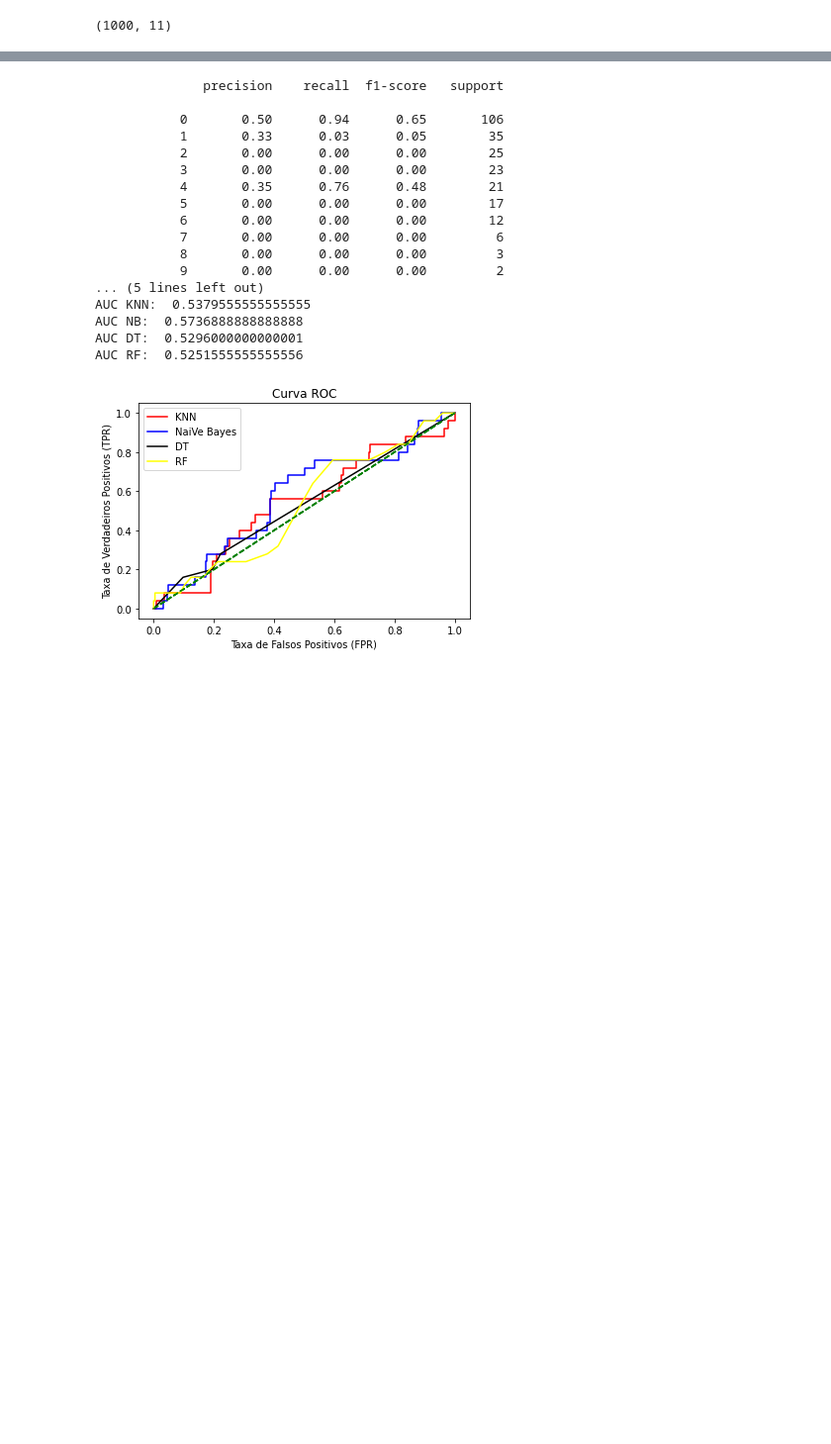
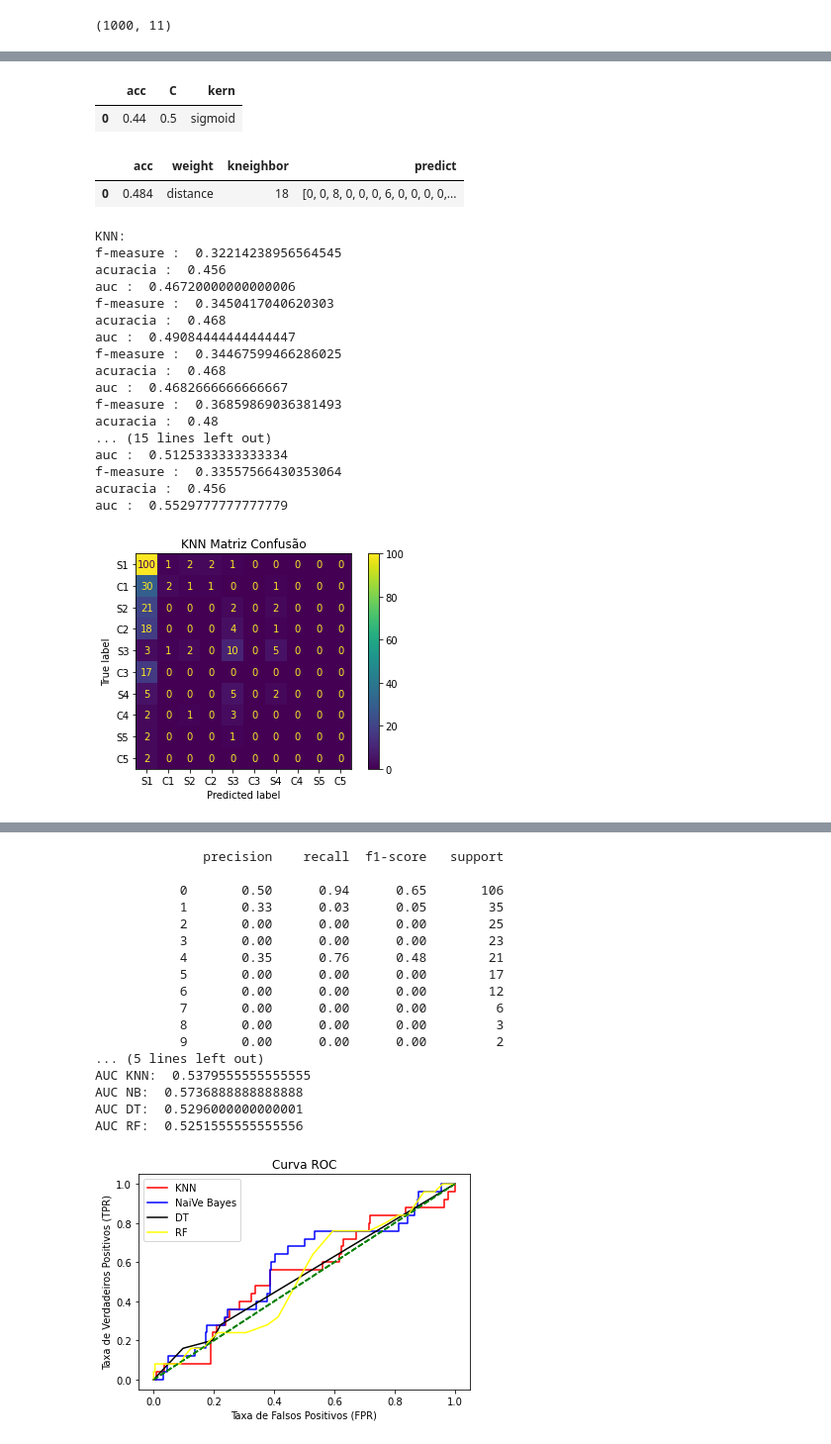
Before and after one commit to WillianCella/ModelosDeAprendizadoSupervisionado, a Jupyter notebook: Trabalho_1_–_Modelos_de_Aprendizado_Supervisionado.ipynb, the cells around one changed output, grey strips where cells are left out. Shown at 99% size. Saved outputs shown, nothing was run; the diff lists cells and outputs as text; code cells hidden in the pictures; blank space fills up the shorter version.

```diff
--- a/Trabalho_1_–_Modelos_de_Aprendizado_Supervisionado.ipynb
+++ b/Trabalho_1_–_Modelos_de_Aprendizado_Supervisionado.ipynb
@@ -219,9 +185,77 @@ svm_best_result = []
 svm_result = []
 
 from sklearn.svm import SVC
-for sm in [0.1,0.2]:
-    for kern in ['linear', 'poly']:
-      SVM = SVC(kernel=kern, C=sm) ## instanciando o classificador e seus parametros
-      SVM.fit(x_treino,y_treino) ## treinando o classificador
-      opiniao = SVM.predict(x_validacao) ## colhendo a opiniao do classificador
-      print("Kern: ", kern, "C: ",sm, "Acc: ",accuracy_score(y_validacao, opiniao)) # calc a acuracia
+for sm in range (1, 11):
+  for kern in ['linear', 'poly', 'rbf','sigmoid']:
+    SVM = SVC(kernel=kern, C=sm/10) ## instanciando o classificador e seus parametros
+    SVM.fit(x_treino,y_treino) ## treinando o classificador
+    predictSVM = SVM.predict(x_validacao) ## colhendo a opiniao do classificador
+    accSVM = accuracy_score(y_validacao, predictSVM) # calc a acuracia
+    svm_result.append({
+            'acc': accSVM,
+            'C': sm/10,
+            'kern': kern,
+            'predict': predictSVM
+        })
+svm_result.sort(key=lambda x: x['acc']) # orderna pela % acuracia
+df_svm = pd.DataFrame.from_dict(svm_result[-1:]) # melhor resultado
+
+svm_pred = df_svm['predict'].values[0]
+display(df_svm[['acc','C','kern']])
+# %% [output]
+|  | acc | C | kern |
+| 0 | 0.44 | 0.5 | sigmoid |
+# %%
+df_knn
+# %% [output]
+|  | acc | weight | kneighbor | predict |
+| 0 | 0.484 | distance | 18 | [0, 0, 8, 0, 0, 0, 6, 0, 0, 0, 0,... |
+# %%
+## KNN - Classificação
+from sklearn import metrics
+from sklearn.metrics import classification_report, confusion_matrix, ConfusionMatrixDisplay
+
+knn_clf = []
+knn =  KNeighborsClassifier(n_neighbors=df_knn['kneighbor'][0],weights=df_knn['weight'][0])
+for i in range (1, 11):
+  x_treino,x_teste,y_treino,y_teste=train_test_split(df_temp,dados['Class'],test_size=0.5,stratify=dados['Class'],shuffle=True)
+  x_validacao,x_teste,y_validacao,y_teste=train_test_split(x_teste,y_teste,test_size=0.5, stratify = y_teste)
+
+  knn.fit(x_treino,y_treino)
+  predict = knn.predict(x_teste)
+  fmeasure = metrics.f1_score(y_teste, predict, average='weighted') # F-Measure
+  acuracia = accuracy_score(y_teste, predict) # Acurácia
+  y_score = knn.predict_proba(x_teste)[:,1] # Taxa de verdadeiro positivo
+  fpr, tpr, thresholds = metrics.roc_curve(y_teste,y_score,pos_label=2)
+
+  knn_clf.append({
+      'f-measure': fmeasure,
+      'acuracia': acuracia,
+      'auc': metrics.auc(fpr,tpr)
+  })
+
+disp = ConfusionMatrixDisplay.from_estimator(knn, x_teste, y_teste, display_labels=dados.columns[:-1])
+disp.ax_.set_title('KNN Matriz Confusão')
+print("KNN: ")
+for i, knn in enumerate(knn_clf):
+  for k, v in knn.items():
+    print(k,': ',v)
+# %% [output]
+KNN:
+f-measure :  0.32214238956564545
+acuracia :  0.456
+auc :  0.46720000000000006
+f-measure :  0.3450417040620303
+acuracia :  0.468
+auc :  0.49084444444444447
+f-measure :  0.34467599466286025
+acuracia :  0.468
+auc :  0.4682666666666667
+f-measure :  0.36859869036381493
+acuracia :  0.48
+... (15 lines left out)
+auc :  0.5125333333333334
+f-measure :  0.33557566430353064
+acuracia :  0.456
+auc :  0.5529777777777779
+[figure, added]
```
Also changed, not shown: parts of 5 cells of this notebook.
